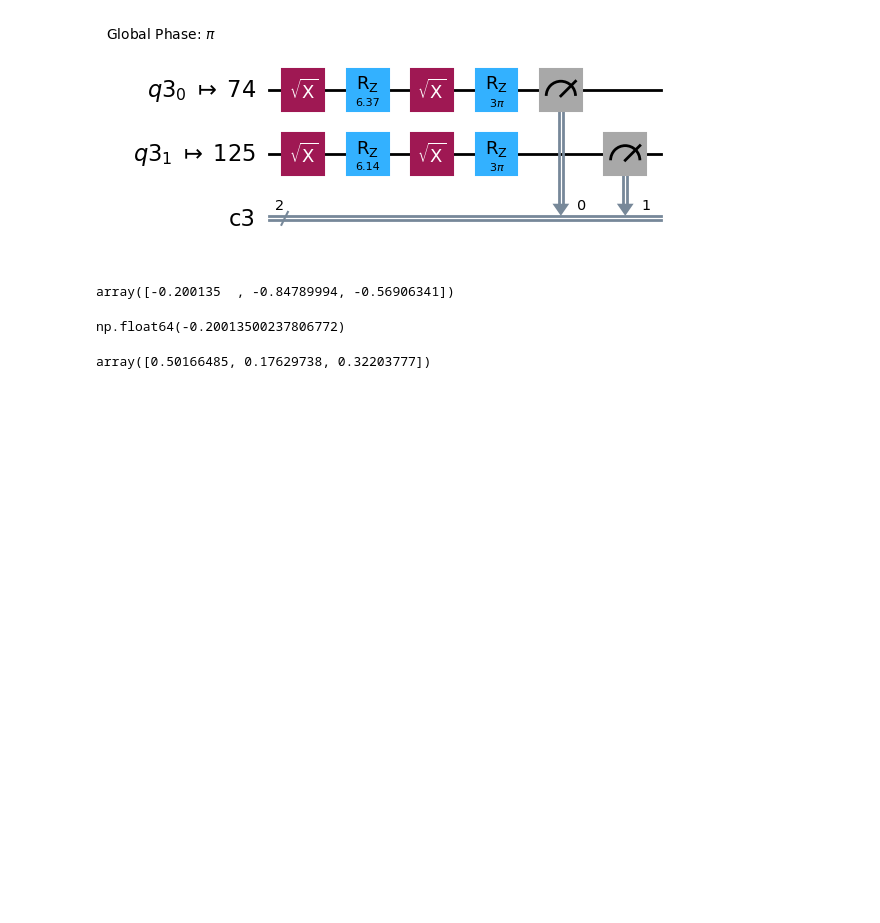
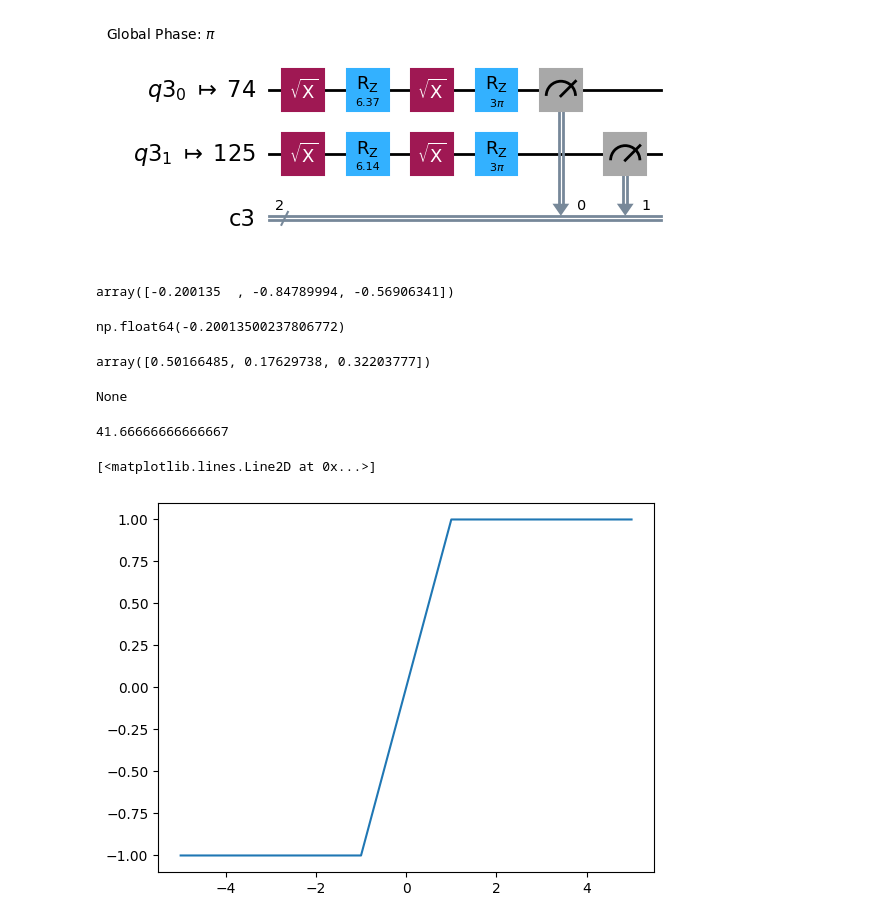
Before and after one commit to Galitski-theory-group/natural-quantization, a Jupyter notebook: notebooks/exploratory_toy_nn.ipynb, the cells around one changed output. Saved outputs shown, nothing was run; the diff lists cells and outputs as text; code cells hidden in the pictures; blank space fills up the shorter version.

```diff
--- a/notebooks/exploratory_toy_nn.ipynb
+++ b/notebooks/exploratory_toy_nn.ipynb
@@ -223,3 +383,16 @@ output =  np.exp(W[-1]@zs)/sum(np.exp(W[-1]@ zs))
 output
 # %% [output]
 array([0.50166485, 0.17629738, 0.32203777])
+# %%
+print(htanh(x_test_sample[0],.5))
+# %% [output]
+None
+# %%
+500/60*5
+# %% [output]
+41.66666666666667
+# %%
+plt.plot(arr, htanh(arr,1))
+# %% [output]
+[<matplotlib.lines.Line2D at 0x...>]
+[figure, added]
```
Also changed, not shown: parts of 9 cells of this notebook, 9 other files.
